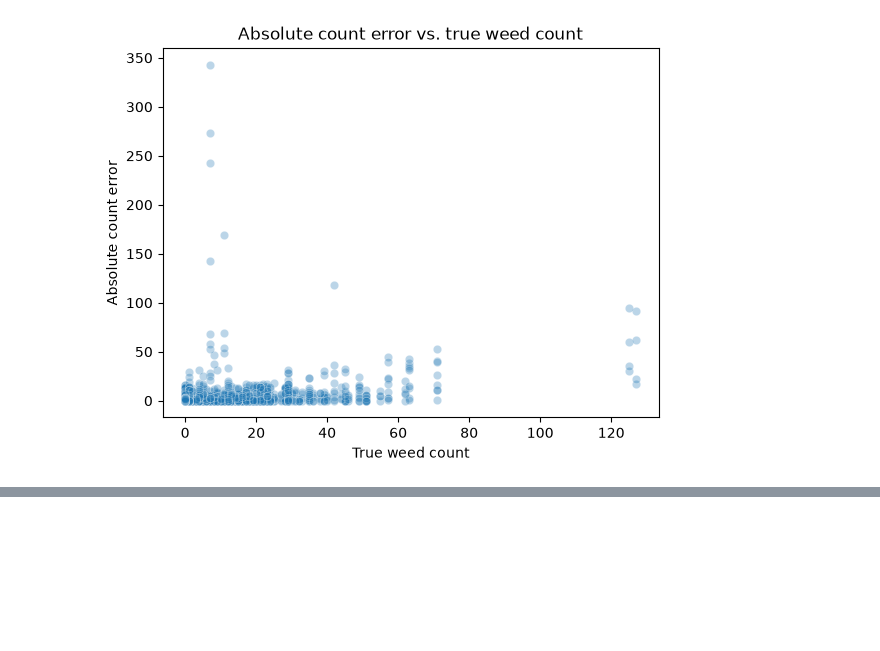
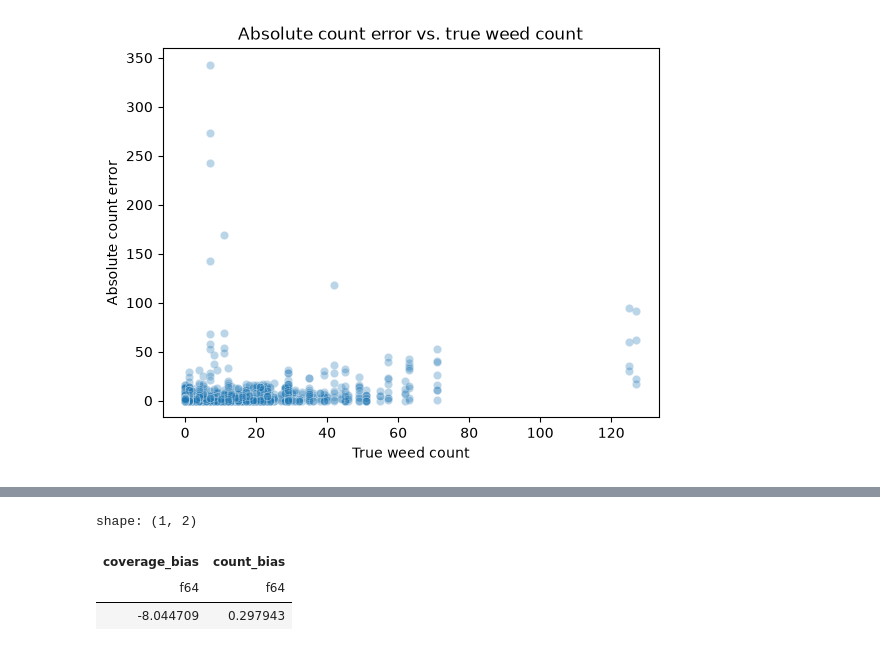
Before and after one commit to al-c7/weedvlm, a Jupyter notebook: notebooks/misc.ipynb, the cells around one changed output, grey strips where cells are left out. Cells and saved outputs as stored; diff of their text form; code cells hidden in the pictures; blank space fills up the shorter version.

```diff
--- a/notebooks/misc.ipynb
+++ b/notebooks/misc.ipynb
@@ -238,0 +466,10 @@ plt.show()
+# %%
+dens_df.select(
+    pl.col("coverage_error_pp").mean().alias("coverage_bias"),
+    pl.col("count_error").mean().alias("count_bias")
+)
+# %% [output]
+shape: (1, 2)
+| coverage_bias | count_bias |
+| f64 | f64 |
+| -8.044709 | 0.297943 |
```
Also changed, not shown: parts of 8 cells of this notebook.
